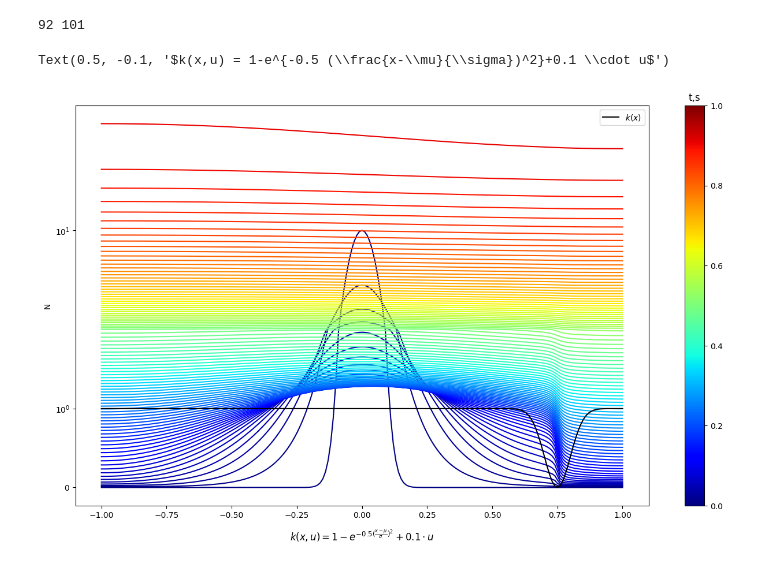
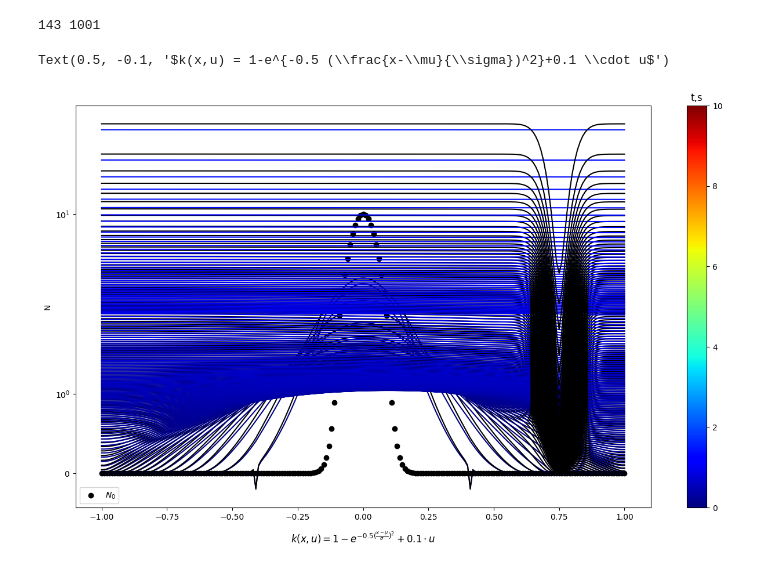
Before and after one commit to RepnikovPavel/GlobalDynamics, a Jupyter notebook: kvazilinearsolve.ipynb, the cells around one changed output. Saved outputs shown, nothing was run; the diff lists cells and outputs as text; code cells hidden in the pictures.

```diff
--- a/kvazilinearsolve.ipynb
+++ b/kvazilinearsolve.ipynb
@@ -9,7 +9,8 @@ def F(u):
     # return u**l
     # return 1.0
     # return 0.0
-    return np.square(u)+1.0
+    return np.square(u)
+    # return 80.0*10**6
 
 @jit(nopython=True)
 def leftGU(x):
@@ -27,16 +28,21 @@ def NU(x,xgrid):
     mu = xgrid[int(len(xgrid)/2)]
     sigma = 0.05
     return np.exp(-0.5*np.square((x-mu)/sigma))*10.0
+    # print(int(len(xgrid)/2))
+    # print(x)
     # if x == xgrid[int(len(xgrid)/2)]:
-    #     return 1.0
+    #     return 17.0*10**6
+    # else:
+    #     return 0.0
 
 @jit(nopython =True)
 def D(x, u):
     sigma = 0.05
     mu = 0.75
-    # return u
+    return u*(1.0 - np.exp(-0.5*np.square((x-mu)/sigma)))+0.1*u
     # return 1.0
-    return 1.0 - np.exp(-0.5*np.square((x-mu)/sigma)) + 0.1*u
+    # return 1.0 - np.exp(-0.5*np.square((x-mu)/sigma)) + 0.1*u
+    # return 1.0 - np.exp(-0.5*np.square((x-mu)/sigma))
 # %%
 # @jit(nopython = True)
 def solve(Nx,Nt,hx,tau,t,x,u_):
@@ -65,6 +71,8 @@ def solve(Nx,Nt,hx,tau,t,x,u_):
             except:
                 end_ = True
                 break
+        if np.sum(np.isnan(u_s)) > 0 or np.sum(np.isinf(u_s)) > 0:
+            end_ = True
         if end_:
             return u[:k+1]
         u[k+1] = np.copy(u_s)
@@ -76,7 +84,7 @@ bx = 1.0
 Nx=  int((bx-ax)/hx)+1
 xgrid = np.linspace(ax,bx,num=Nx)
 tau = 0.01
-T = 1.0
+T = 10.0
 t0 = 0.0
 Nt = int((t0+T-t0)/tau) + 1
 tgrid = np.linspace(start=t0, stop=t0+T,num=Nt)
@@ -97,27 +105,29 @@ for i in range(len(u)):
     last_iter += 1
 print(last_iter, len(t))
 # %% [output]
-92 101
+143 1001
 # %%
 fig,ax = plt.subplots()
 fig.set_size_inches(16,9)
 n_lines = last_iter
 # n_lines = len(u)
 # c = np.arange(1, n_lines+1)
 c = np.copy(tgrid)
 norm = matplotlib.colors.Normalize(vmin=c.min(), vmax=c.max())
 cmap= matplotlib.cm.jet
 m = matplotlib.cm.ScalarMappable(norm=norm, cmap=cmap)
-for i in tqdm(range(n_lines)):
+ax.scatter(xgrid, u[0],color='k',label=r'$N_{0}$')
+for i in tqdm(range(1,int(n_lines)-1)):
     ax.plot(xgrid, u[i],color= m.to_rgba(tgrid[i]))
-ax.plot(xgrid, [D(x[i],0.0) for i in range(len(x))],c='k',label=r'$k(x)$')
+    ax.plot(xgrid, [D(x[j],u[i][j]) for j in range(len(x))],c='k')
 ax.set_yscale('symlog')
+# ax.set_yscale('log')
 clb = fig.colorbar(m, ax=ax)
 clb.ax.set_title('t,s')
 ax.set_ylabel('N')
 ax.legend()
 # ax.text(15, -0.01, "Correlation Graph between Citation & Favorite Count")
 ax.set_title(r'$k(x,u) = 1-e^{-0.5 (\frac{x-\mu}{\sigma})^2}+0.1 \cdot u$', y=-0.1)
 # %% [output]
 Text(0.5, -0.1, '$k(x,u) = 1-e^{-0.5 (\\frac{x-\\mu}{\\sigma})^2}+0.1 \\cdot u$')
-[figure, old version]
+[figure, new version]
```
